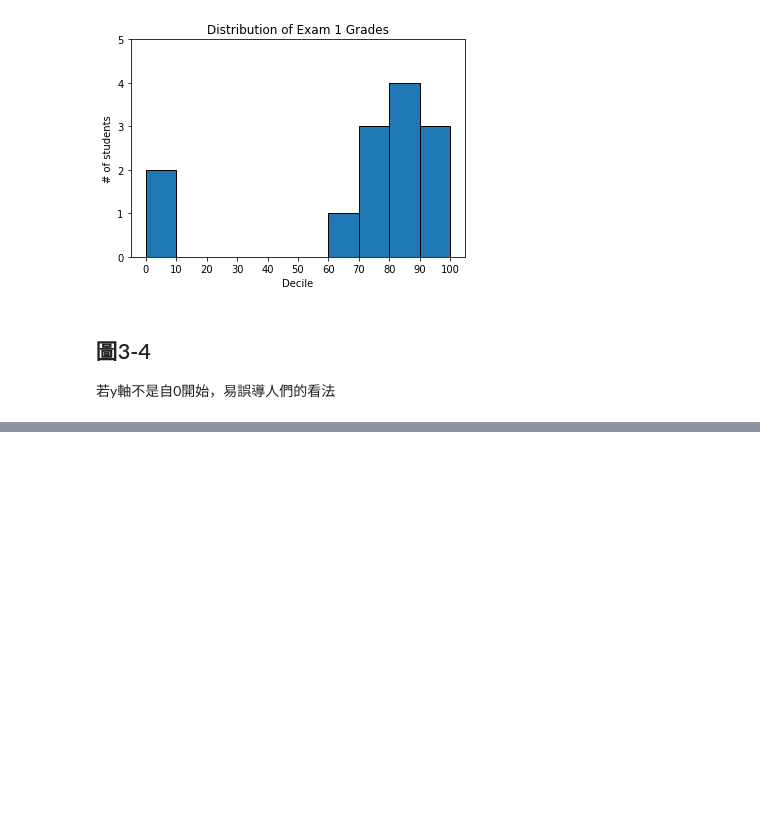
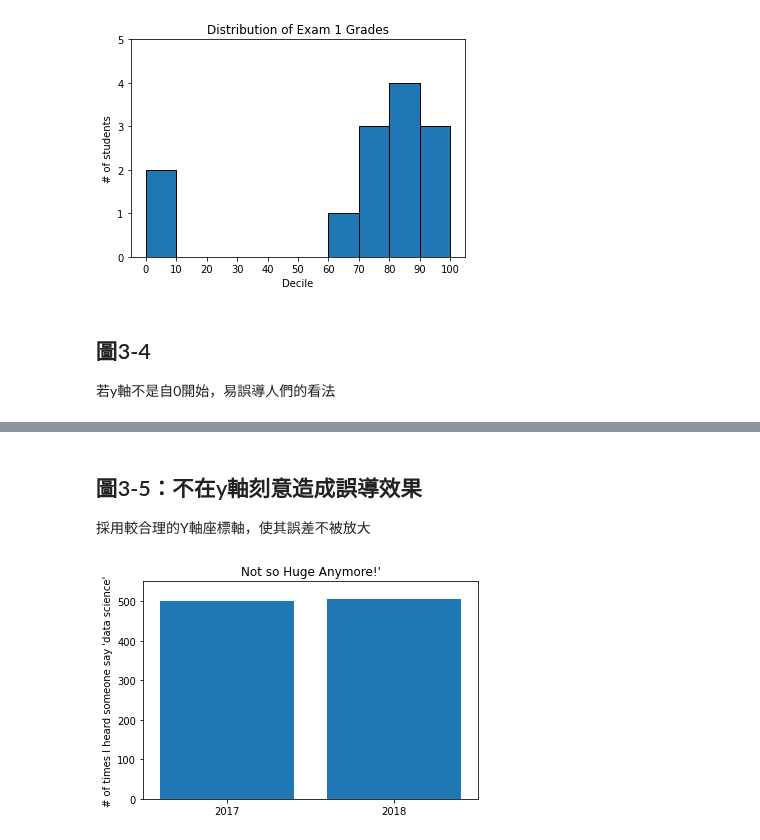
Before and after one commit to hank199599/data_science_from_scratch_reading_log, a Jupyter notebook: Chapter3.ipynb, the cells around one changed output, grey strips where cells are left out. Drawn from its saved outputs; the diff is of its cells as text; code cells hidden in the pictures; blank space fills up the shorter version.

```diff
--- a/Chapter3.ipynb
+++ b/Chapter3.ipynb
@@ -88,10 +106,21 @@ plt.show()
+# %% [markdown]
+## 圖3-5：不在y軸刻意造成誤導效果
+採用較合理的Y軸座標軸，使其誤差不被放大
 # %%
 mentions=[500,505]
 years=[2017,2018]
 
 plt.bar(years,mentions,0.8)
 plt.xticks(years)
 plt.ylabel("# of times I heard someone say 'data science'")
 
 #如果不這麼做，matplotlib會將x軸標籤設為0,1
 #然後在角落加個 +2.013e3 (這是matplotlib的問題!)
+plt.ticklabel_format(useOffset=False)
+
+#藉由修正的y軸減少誤導情形
+plt.axis([2016.5,2018.5,0,550])
+plt.title("Not so Huge Anymore!'")
+plt.show()
+# %% [output]
+[figure, added]
```
Also changed, not shown: parts of 13 cells of this notebook.
